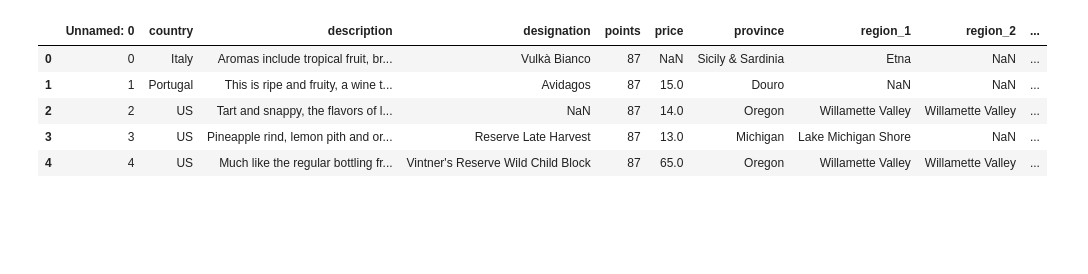
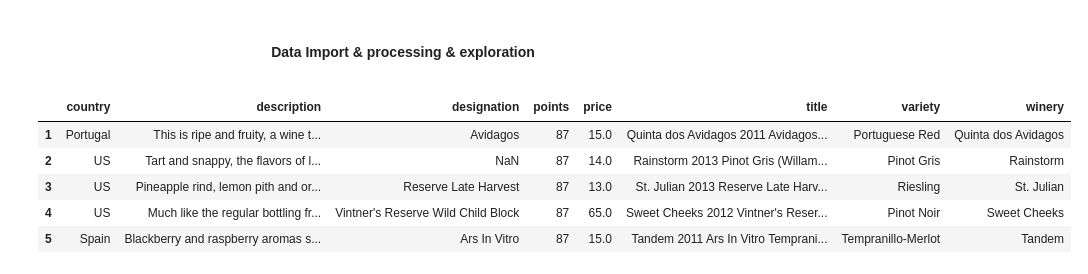
Before and after one commit to smalljjjack/DataMining_project5_WineReviewMining, a Jupyter notebook: Project5_Jack.ipynb, the cells around one changed output. Cells and saved outputs as stored; diff of their text form; code cells hidden in the pictures; blank space fills up the shorter version.

```diff
--- a/Project5_Jack.ipynb
+++ b/Project5_Jack.ipynb
@@ -7,11 +49,17 @@ import numpy as np
+# %% [markdown]
+<center><h4>Data Import & processing & exploration</h4></center>
 # %%
-#Data Import
+#Data Import & prerocessing
 reviews = pd.read_csv('winemag-data-130k-v2.csv')
+reviews.drop(columns=['Unnamed: 0', 'province', 'region_1', 'region_2', 'taster_name', 'taster_twitter_handle'], inplace=True)
+#drop outliers too and duplicates
+reviews = reviews[reviews['price']<100]
+reviews = reviews.drop_duplicates(['title','description'])
 reviews.head(5)
 # %% [output]
-|  | Unnamed: 0 | country | description | designation | points | price | province | region_1 | region_2 | ... |
-| 0 | 0 | Italy | Aromas include tropical fruit, br... | Vulkà Bianco | 87 | NaN | Sicily & Sardinia | Etna | NaN | ... |
-| 1 | 1 | Portugal | This is ripe and fruity, a wine t... | Avidagos | 87 | 15.0 | Douro | NaN | NaN | ... |
-| 2 | 2 | US | Tart and snappy, the flavors of l... | NaN | 87 | 14.0 | Oregon | Willamette Valley | Willamette Valley | ... |
-| 3 | 3 | US | Pineapple rind, lemon pith and or... | Reserve Late Harvest | 87 | 13.0 | Michigan | Lake Michigan Shore | NaN | ... |
-| 4 | 4 | US | Much like the regular bottling fr... | Vintner's Reserve Wild Child Block | 87 | 65.0 | Oregon | Willamette Valley | Willamette Valley | ... |
+|  | country | description | designation | points | price | title | variety | winery |
+| 1 | Portugal | This is ripe and fruity, a wine t... | Avidagos | 87 | 15.0 | Quinta dos Avidagos 2011 Avidagos... | Portuguese Red | Quinta dos Avidagos |
+| 2 | US | Tart and snappy, the flavors of l... | NaN | 87 | 14.0 | Rainstorm 2013 Pinot Gris (Willam... | Pinot Gris | Rainstorm |
+| 3 | US | Pineapple rind, lemon pith and or... | Reserve Late Harvest | 87 | 13.0 | St. Julian 2013 Reserve Late Harv... | Riesling | St. Julian |
+| 4 | US | Much like the regular bottling fr... | Vintner's Reserve Wild Child Block | 87 | 65.0 | Sweet Cheeks 2012 Vintner's Reser... | Pinot Noir | Sweet Cheeks |
+| 5 | Spain | Blackberry and raspberry aromas s... | Ars In Vitro | 87 | 15.0 | Tandem 2011 Ars In Vitro Temprani... | Tempranillo-Merlot | Tandem |
```
Also changed, not shown: parts of 64 cells of this notebook.
